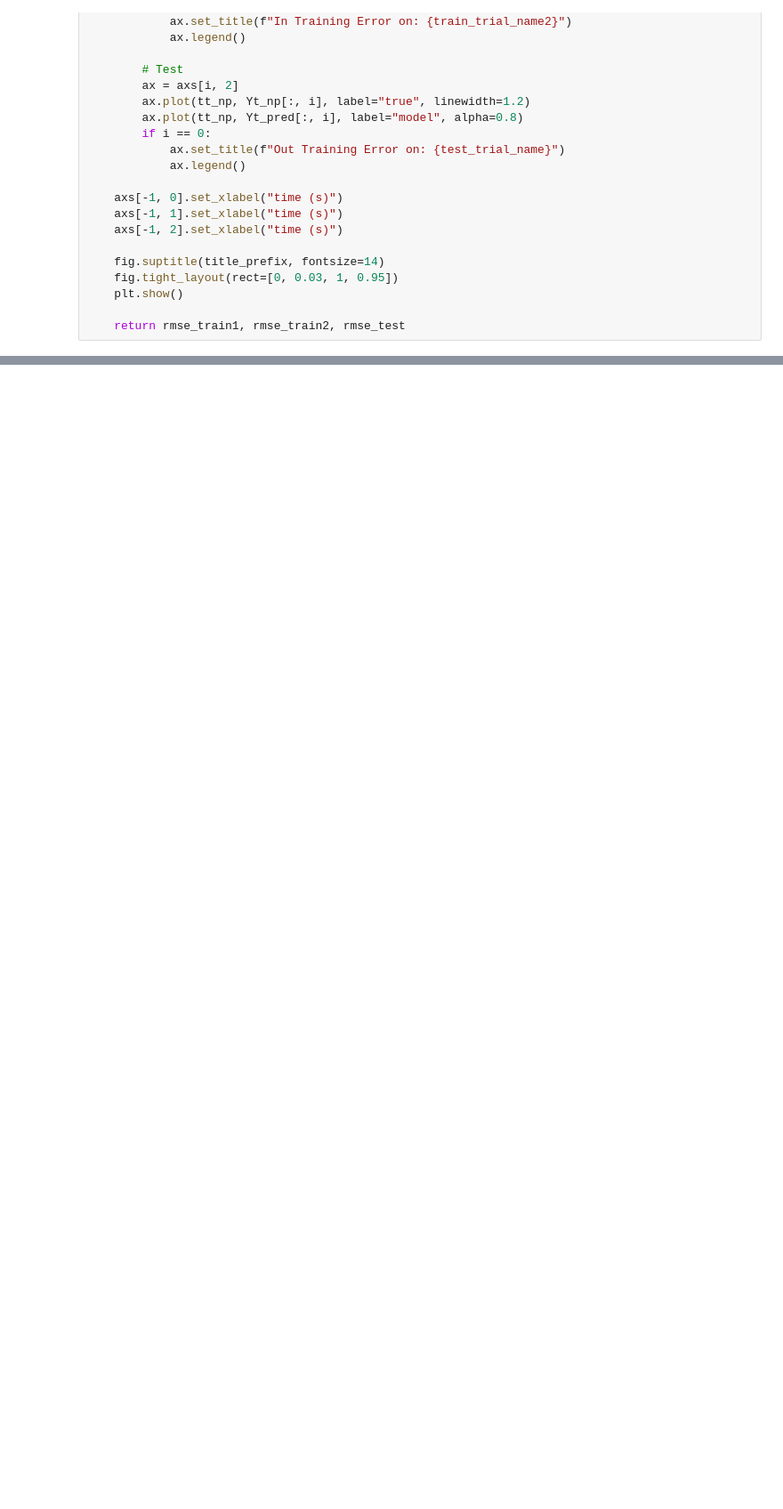
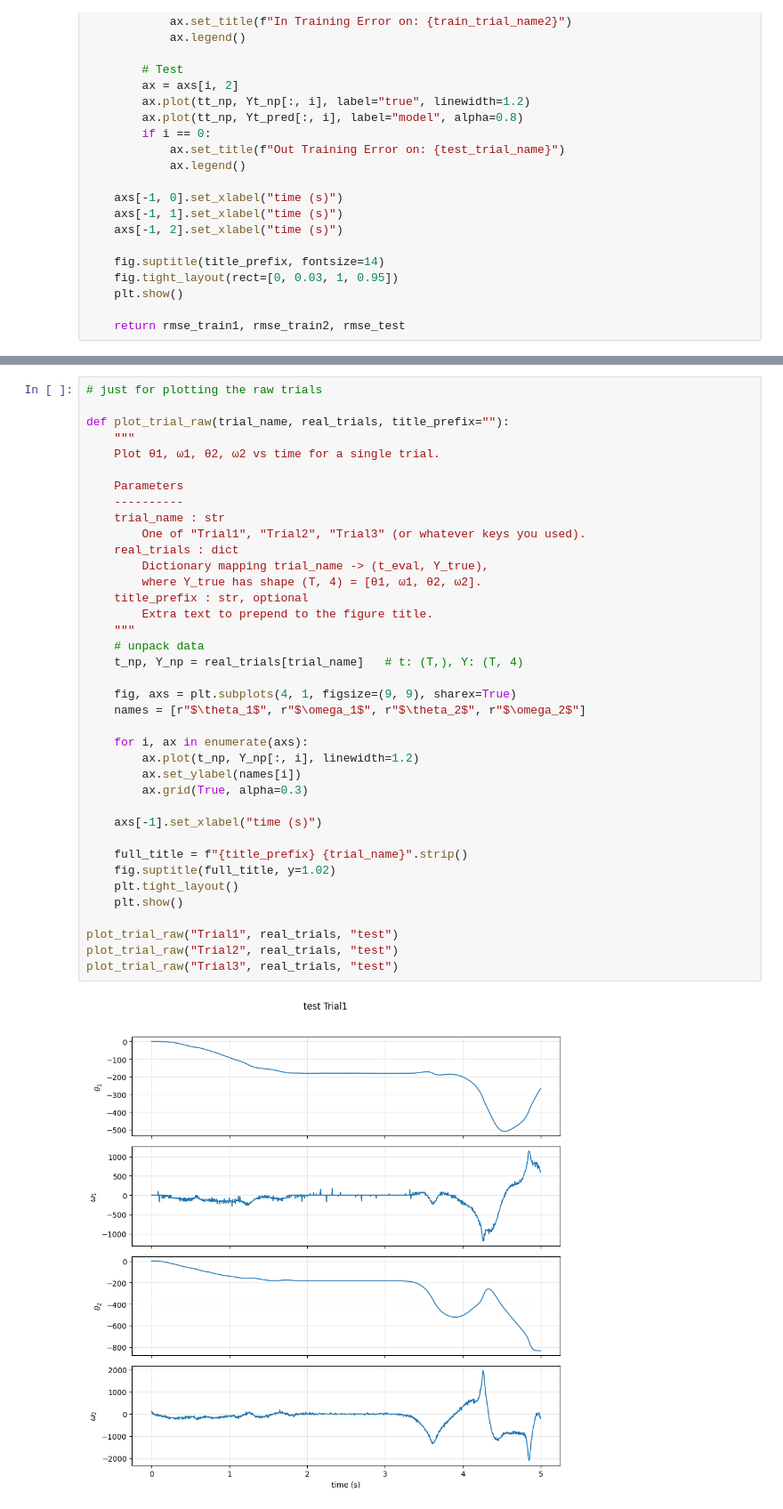
Before and after one commit to marzg7/doublependulum, a Jupyter notebook: Double_Pendulum_Neural_ODE.ipynb, the cells around one changed output, grey strips where cells are left out. Shown at 89% size. Drawn from its saved outputs; the diff is of its cells as text; blank space fills up the shorter version.

```diff
--- a/Double_Pendulum_Neural_ODE.ipynb
+++ b/Double_Pendulum_Neural_ODE.ipynb
@@ -421,3 +431,43 @@ def train_windowed_model(
             print(f"[{method_name}] epoch {epoch}: avg window loss = {epoch_loss:.6f}")
 
     return neural_ode, loss_hist
+# %%
+# just for plotting the raw trials
+
+def plot_trial_raw(trial_name, real_trials, title_prefix=""):
+    """
+    Plot θ1, ω1, θ2, ω2 vs time for a single trial.
+
+    Parameters
+    ----------
+    trial_name : str
+        One of "Trial1", "Trial2", "Trial3" (or whatever keys you used).
+    real_trials : dict
+        Dictionary mapping trial_name -> (t_eval, Y_true),
+        where Y_true has shape (T, 4) = [θ1, ω1, θ2, ω2].
+    title_prefix : str, optional
+        Extra text to prepend to the figure title.
+    """
+    # unpack data
+    t_np, Y_np = real_trials[trial_name]   # t: (T,), Y: (T, 4)
+
+    fig, axs = plt.subplots(4, 1, figsize=(9, 9), sharex=True)
+    names = [r"$\theta_1$", r"$\omega_1$", r"$\theta_2$", r"$\omega_2$"]
+
+    for i, ax in enumerate(axs):
+        ax.plot(t_np, Y_np[:, i], linewidth=1.2)
+        ax.set_ylabel(names[i])
+        ax.grid(True, alpha=0.3)
+
+    axs[-1].set_xlabel("time (s)")
+
+    full_title = f"{title_prefix} {trial_name}".strip()
+    fig.suptitle(full_title, y=1.02)
+    plt.tight_layout()
+    plt.show()
+
+plot_trial_raw("Trial1", real_trials, "test")
+plot_trial_raw("Trial2", real_trials, "test")
+plot_trial_raw("Trial3", real_trials, "test")
+# %% [output]
+[figure, added]
```
Also changed, not shown: parts of 8 cells of this notebook, 2 other files.
